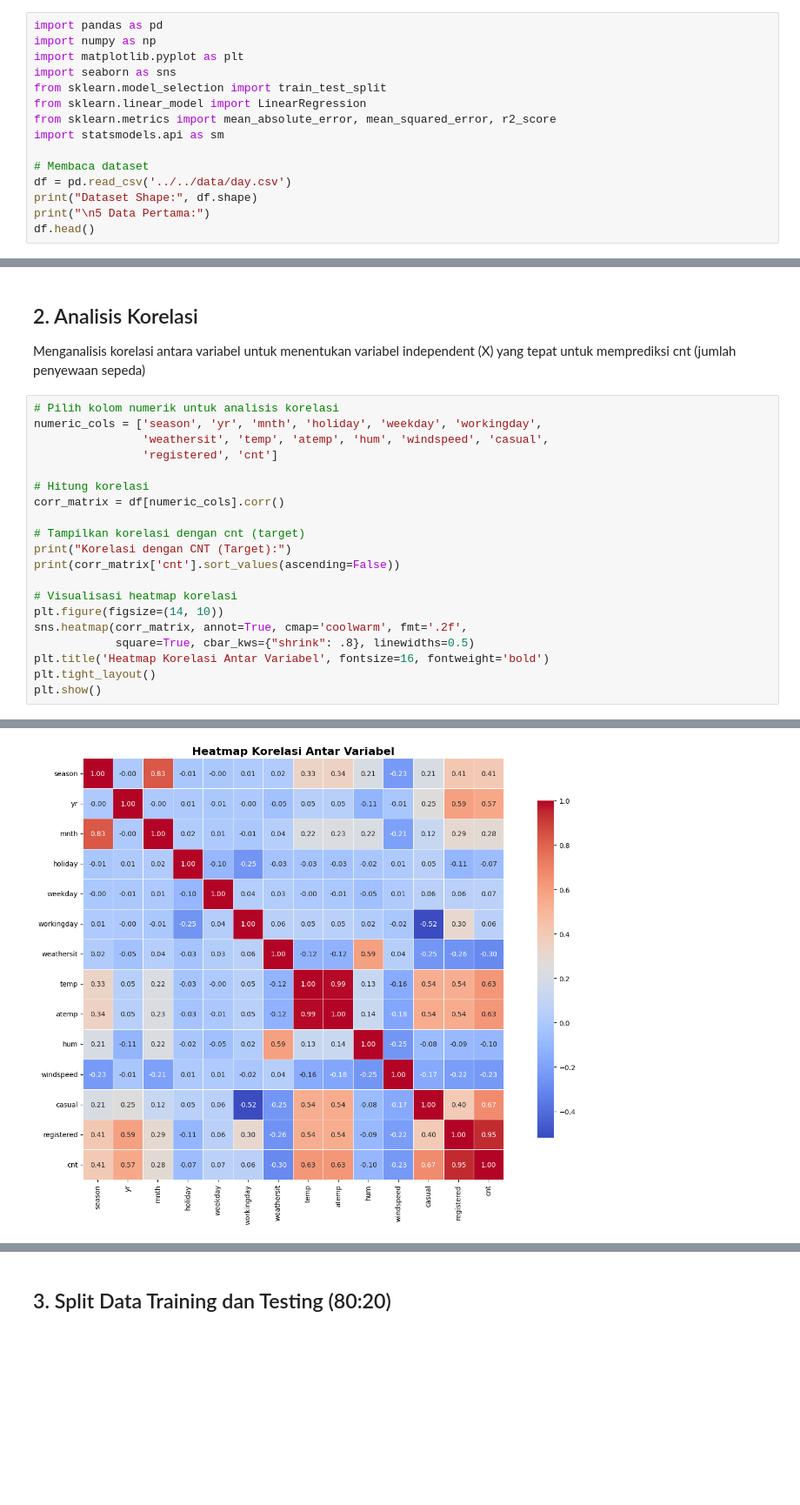
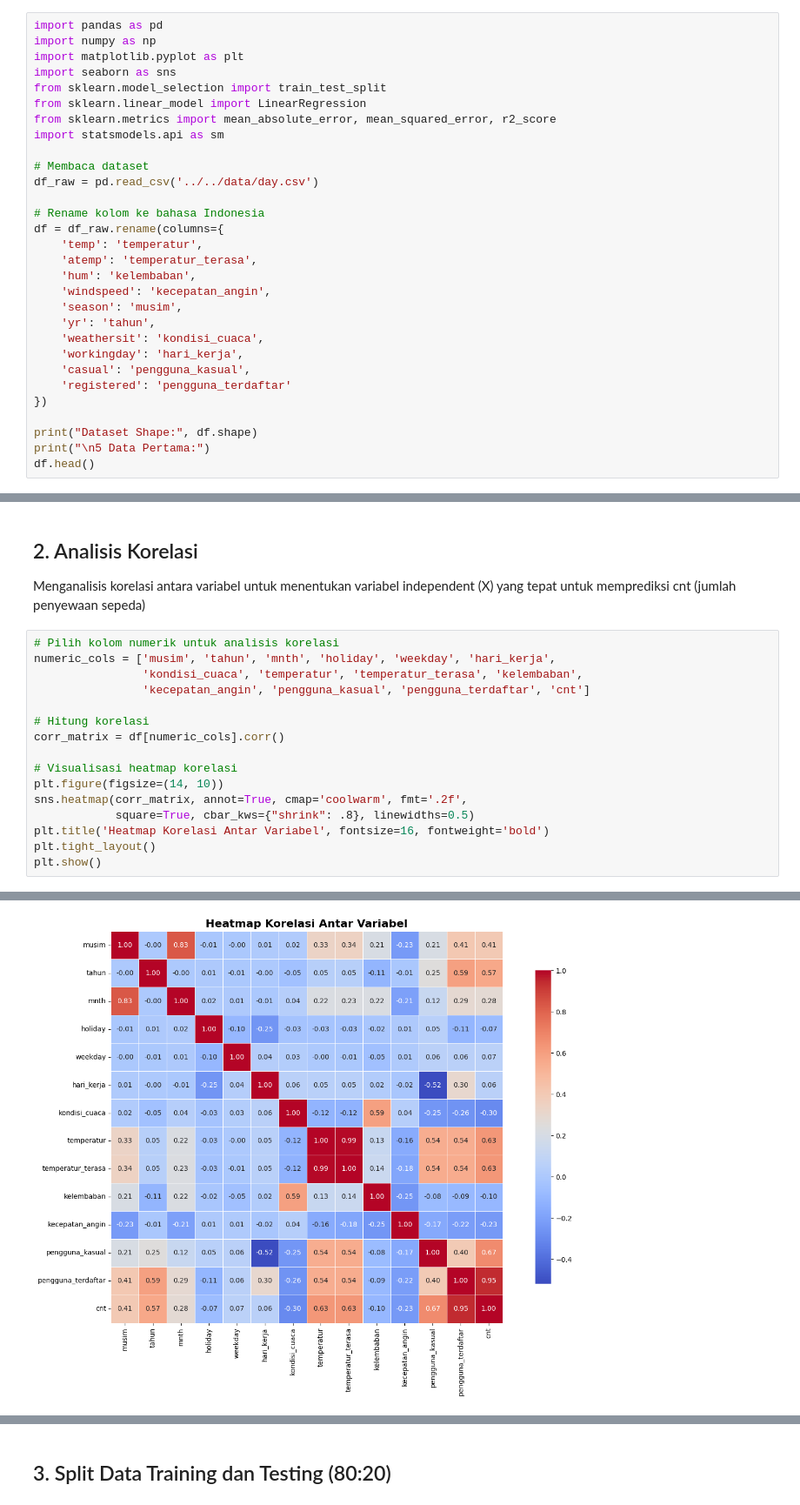
Before and after one commit to raffayuda/Machine-Learning, a Jupyter notebook: pertemuan3/Notebook/tugas/mandiri3.ipynb, the cells around one changed output, grey strips where cells are left out. Shown at 87% size. Saved outputs shown, nothing was run; the diff lists cells and outputs as text; blank space fills up the shorter version.

```diff
--- a/pertemuan3/Notebook/tugas/mandiri3.ipynb
+++ b/pertemuan3/Notebook/tugas/mandiri3.ipynb
@@ -9,7 +9,22 @@ from sklearn.metrics import mean_absolute_error, mean_squared_error, r2_score
 import statsmodels.api as sm
 
 # Membaca dataset
-df = pd.read_csv('../../data/day.csv')
+df_raw = pd.read_csv('../../data/day.csv')
+
+# Rename kolom ke bahasa Indonesia
+df = df_raw.rename(columns={
+    'temp': 'temperatur',
+    'atemp': 'temperatur_terasa',
+    'hum': 'kelembaban',
+    'windspeed': 'kecepatan_angin',
+    'season': 'musim',
+    'yr': 'tahun',
+    'weathersit': 'kondisi_cuaca',
+    'workingday': 'hari_kerja',
+    'casual': 'pengguna_kasual',
+    'registered': 'pengguna_terdaftar'
+})
+
 print("Dataset Shape:", df.shape)
 print("\n5 Data Pertama:")
 df.head()
@@ -69,16 +65,12 @@ Statistik Deskriptif:
 Menganalisis korelasi antara variabel untuk menentukan variabel independent (X) yang tepat untuk memprediksi cnt (jumlah penyewaan sepeda)
 # %%
 # Pilih kolom numerik untuk analisis korelasi
-numeric_cols = ['season', 'yr', 'mnth', 'holiday', 'weekday', 'workingday',
-                'weathersit', 'temp', 'atemp', 'hum', 'windspeed', 'casual',
-                'registered', 'cnt']
+numeric_cols = ['musim', 'tahun', 'mnth', 'holiday', 'weekday', 'hari_kerja',
+                'kondisi_cuaca', 'temperatur', 'temperatur_terasa', 'kelembaban',
+                'kecepatan_angin', 'pengguna_kasual', 'pengguna_terdaftar', 'cnt']
 
 # Hitung korelasi
 corr_matrix = df[numeric_cols].corr()
-
-# Tampilkan korelasi dengan cnt (target)
-print("Korelasi dengan CNT (Target):")
-print(corr_matrix['cnt'].sort_values(ascending=False))
 
 # Visualisasi heatmap korelasi
 plt.figure(figsize=(14, 10))
@@ -107,4 +83,4 @@ Name: cnt, dtype: float64
-[figure, old version]
+[figure, new version]
 # %% [markdown]
 ---
 # REGRESI LINEAR SEDERHANA
```
Also changed, not shown: parts of 15 cells of this notebook, 4 other files.
